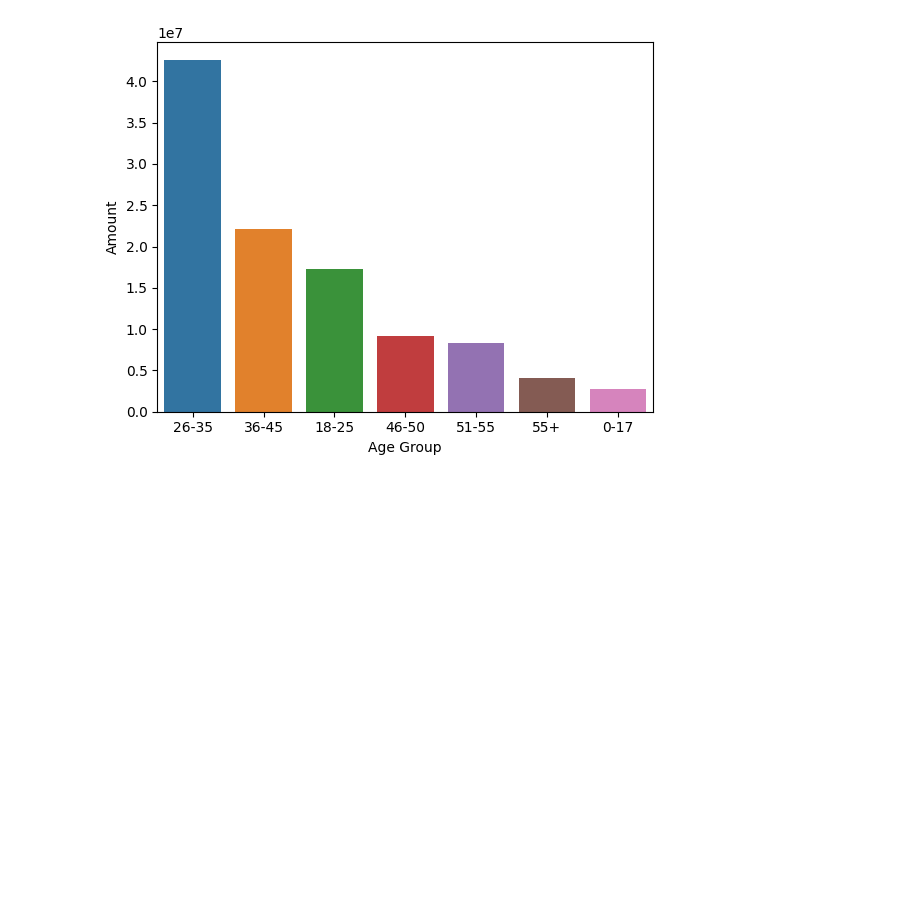
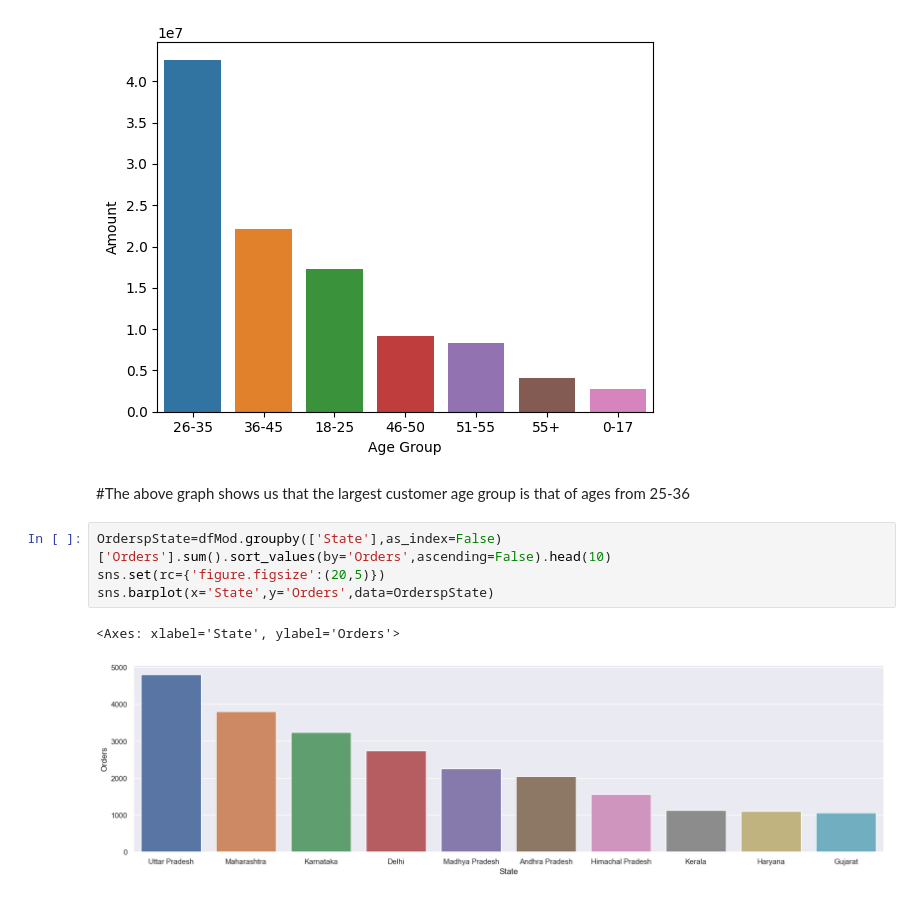
Before and after one commit to Vignesh5140/Diwali-Sales-Analysis, a Jupyter notebook: Sales_Analysis_Diwali.ipynb, the cells around one changed output. Drawn from its saved outputs; the diff is of its cells as text; blank space fills up the shorter version.

```diff
--- a/Sales_Analysis_Diwali.ipynb
+++ b/Sales_Analysis_Diwali.ipynb
@@ -127,3 +127,12 @@ sns.barplot(x='Age Group',y='Amount',data=genToAmount)
 # %% [output]
 <Axes: xlabel='Age Group', ylabel='Amount'>
 [figure]
+# %% [markdown]
+#The above graph shows us that the largest customer age group is that of ages from 25-36
+# %%
+OrderspState=dfMod.groupby(['State'],as_index=False)['Orders'].sum().sort_values(by='Orders',ascending=False).head(10)
+sns.set(rc={'figure.figsize':(20,5)})
+sns.barplot(x='State',y='Orders',data=OrderspState)
+# %% [output]
+<Axes: xlabel='State', ylabel='Orders'>
+[figure, added]
```
Also changed, not shown: parts of 12 cells of this notebook.
